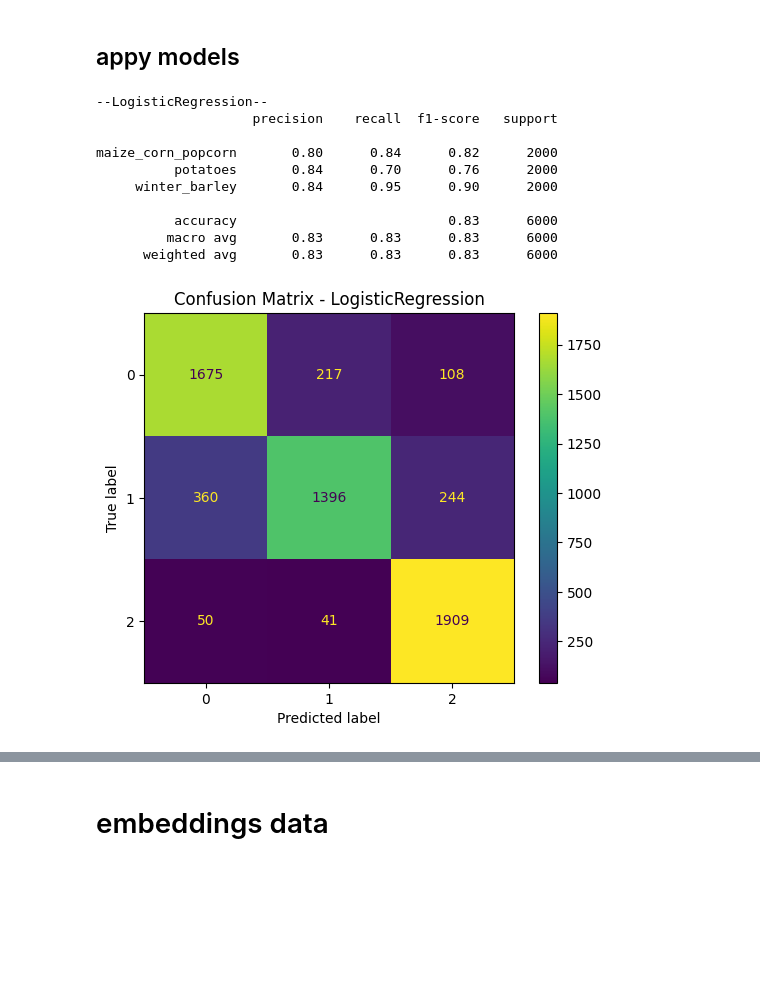
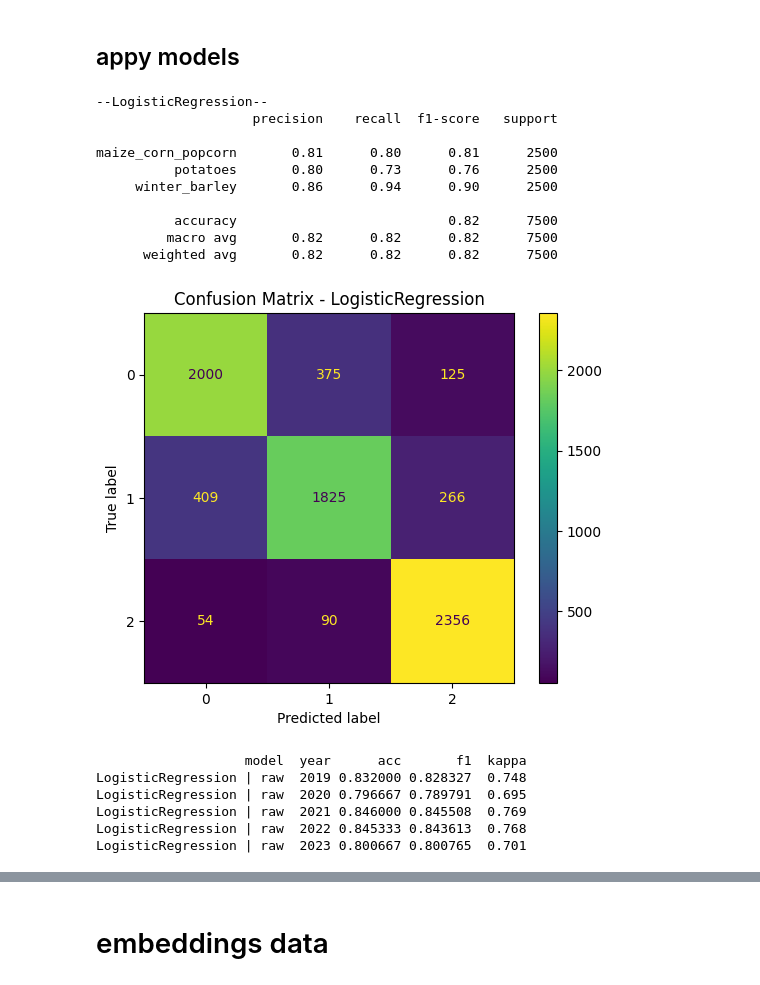
Before and after one commit to beatrizbsperes/SpatialTemporal_generalization_of_SITS_FM, a Jupyter notebook: 6_temporal_generalization.ipynb, the cells around one changed output, grey strips where cells are left out. Cells and saved outputs as stored; diff of their text form; code cells hidden in the pictures; blank space fills up the shorter version.

```diff
--- a/6_temporal_generalization.ipynb
+++ b/6_temporal_generalization.ipynb
@@ -185,3 +193,21 @@ def evaluate_model(name, pipeline, x_train, y_train, x_test, y_test):
+# %%
+def evaluate_per_year(name, fitted_pipeline, x_test, y_test, test_df):
+    records = []
+    for year in sorted(test_df['year'].unique()):
+        mask   = test_df['year'] == year
+        x_year = x_test[mask]
+        y_year = y_test[mask]
+        y_pred = fitted_pipeline.predict(x_year)
+        records.append({
+            'model':   name,
+            'year':    year,
+            'acc':     accuracy_score(y_year, y_pred),
+            'f1':      f1_score(y_year, y_pred, average='macro'),
+            'kappa':   cohen_kappa_score(y_year, y_pred),
+        })
+    df = pd.DataFrame(records)
+    print(df.to_string(index=False))
+    return df
 # %% [markdown]
 # raw data
 # %% [markdown]
@@ -412,20 +431,27 @@ Nan values after for raw_x_text: 0
 # %%
 # logistic regression
 lr_raw, lr_raw_accuracy, lr_raw_f1, lr_raw_kappa, lr_raw_y_pred = evaluate_model('LogisticRegression',
-                        models['LogisticRegression'],
+                        raw_models['LogisticRegression'],
                         raw_x_train, raw_y_train, raw_x_test, raw_y_test)
+raw_lr_per_year = evaluate_per_year('LogisticRegression | raw', raw_models['LogisticRegression'], raw_x_test, raw_y_test, raw_test_df)
 # %% [output]
 --LogisticRegression--
                     precision    recall  f1-score   support
 
-maize_corn_popcorn       0.80      0.84      0.82      2000
-          potatoes       0.84      0.70      0.76      2000
-     winter_barley       0.84      0.95      0.90      2000
+maize_corn_popcorn       0.81      0.80      0.81      2500
+          potatoes       0.80      0.73      0.76      2500
+     winter_barley       0.86      0.94      0.90      2500
 
-          accuracy                           0.83      6000
-         macro avg       0.83      0.83      0.83      6000
-      weighted avg       0.83      0.83      0.83      6000
+          accuracy                           0.82      7500
+         macro avg       0.82      0.82      0.82      7500
+      weighted avg       0.82      0.82      0.82      7500
-[figure, old version]
+[figure, new version]
+                   model  year      acc       f1  kappa
+LogisticRegression | raw  2019 0.832000 0.828327  0.748
+LogisticRegression | raw  2020 0.796667 0.789791  0.695
+LogisticRegression | raw  2021 0.846000 0.845508  0.769
+LogisticRegression | raw  2022 0.845333 0.843613  0.768
+LogisticRegression | raw  2023 0.800667 0.800765  0.701
 # %%
 # random forest
 rf_raw, rf_raw_accuracy, rf_raw_f1, rf_raw_kappa, rf_raw_y_pred = evaluate_model('RandomForest',
```
Also changed, not shown: parts of 39 cells of this notebook.
